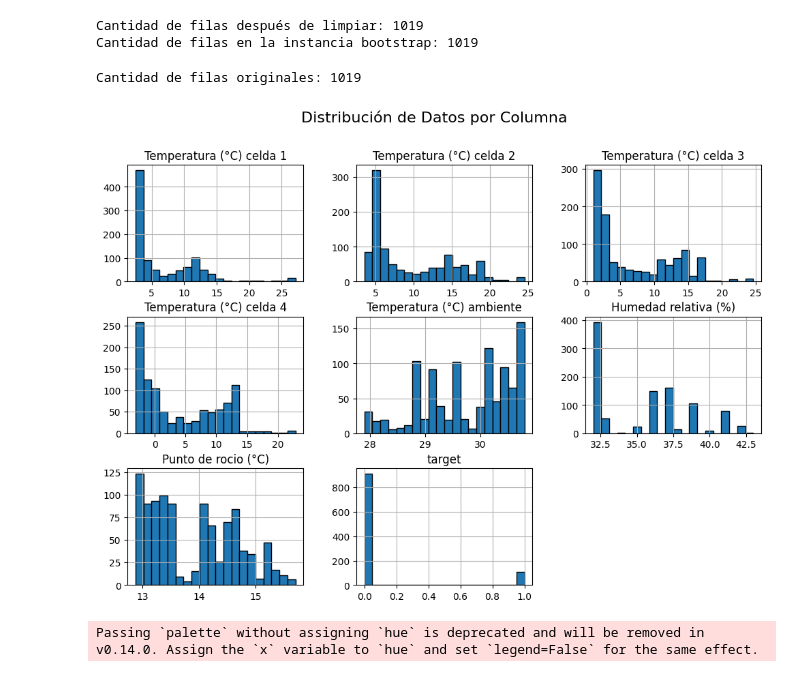
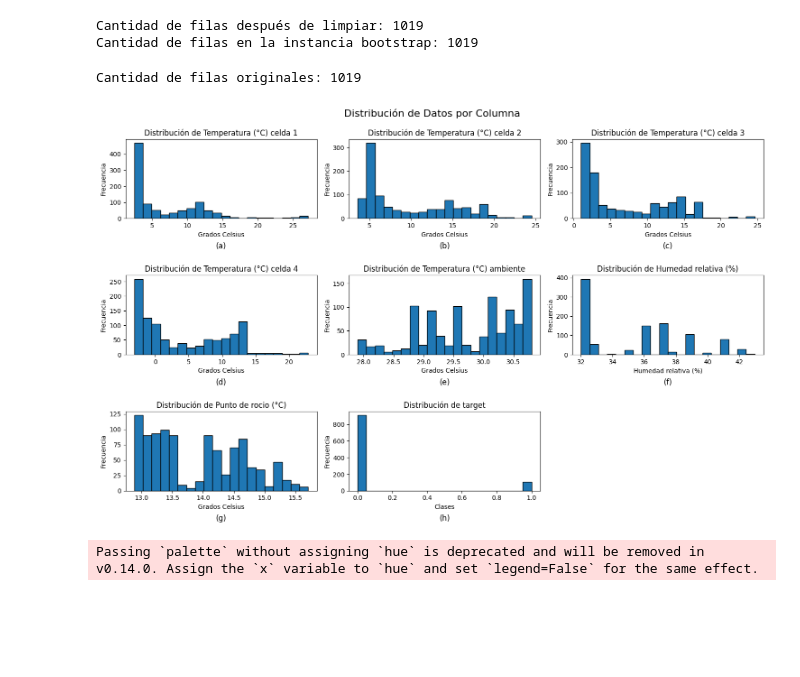
Before and after one commit to AlexAnrob/AquaPeltier-Captacion-de-Agua-Atmosferica-con-IA-y-Vision-Termica-MLX90640, a Jupyter notebook: Proyecto_RNN_con_datos_sinteticos.ipynb, the cells around one changed output. Saved outputs shown, nothing was run; the diff lists cells and outputs as text; code cells hidden in the pictures; blank space fills up the shorter version.

```diff
--- a/Proyecto_RNN_con_datos_sinteticos.ipynb
+++ b/Proyecto_RNN_con_datos_sinteticos.ipynb
@@ -123,23 +151,49 @@ print(f"Cantidad de filas en la instancia bootstrap: {len(bootstrap_data)}")
 # %% [output]
 Cantidad de filas después de limpiar: 1019
 Cantidad de filas en la instancia bootstrap: 1019
-# %%
-import matplotlib.pyplot as plt
-import pandas as pd
-
-# Verifica las columnas numéricas
-columnas_numericas = bootstrap_data.select_dtypes(include=['number']).columns
-
-# Imprime la cantidad de filas originales
-print(f"Cantidad de filas originales: {len(bootstrap_data)}")
-
-# Generar gráficos de todas las columnas numéricas
-bootstrap_data[columnas_numericas].hist(figsize=(12, 8), bins=20, edgecolor='black')
-plt.suptitle('Distribución de Datos por Columna', fontsize=16)
-plt.show()
-# %% [output]
-Cantidad de filas originales: 1019
-[figure, removed]
+# %%
+# Verifica las columnas numéricas
+columnas_numericas = bootstrap_data.select_dtypes(include=['number']).columns
+
+# Imprime la cantidad de filas originales
+print(f"Cantidad de filas originales: {len(bootstrap_data)}")
+
+# Generar gráficos de todas las columnas numéricas con etiquetas e incisos
+fig, axes = plt.subplots(nrows=len(columnas_numericas) // 3 + 1, ncols=3, figsize=(15, 10))
+axes = axes.flatten()
+
+# Letras para los incisos
+letras = list(string.ascii_lowercase)
+
+for i, col in enumerate(columnas_numericas):
+    axes[i].hist(bootstrap_data[col], bins=20, edgecolor='black')
+    axes[i].set_title(f'Distribución de {col}')
+
+    # Determina la etiqueta del eje X según el inciso
+    inciso = letras[i] if i < len(letras) else f"{i+1}"
+    if inciso == 'f':
+        axes[i].set_xlabel(col)
+    elif inciso == 'h':
+        axes[i].set_xlabel('Clases')
+    else:
+        axes[i].set_xlabel('Grados Celsius')
+
+    axes[i].set_ylabel('Frecuencia')
+
+    # Agrega el inciso debajo del gráfico con espacio extra
+    axes[i].text(0.5, -0.35, f'({inciso})', transform=axes[i].transAxes,
+                 ha='center', va='center', fontsize=12)
+
+# Oculta los ejes vacíos si hay menos columnas que subplots
+for j in range(i + 1, len(axes)):
+    axes[j].axis('off')
+
+plt.tight_layout(rect=[0, 0.03, 1, 0.95])
+plt.suptitle('Distribución de Datos por Columna', fontsize=16)
+plt.show()
+# %% [output]
+Cantidad de filas originales: 1019
+[figure, added]
 # %%
 data = bootstrap_data
 # %%
```
Also changed, not shown: parts of 33 cells of this notebook.
